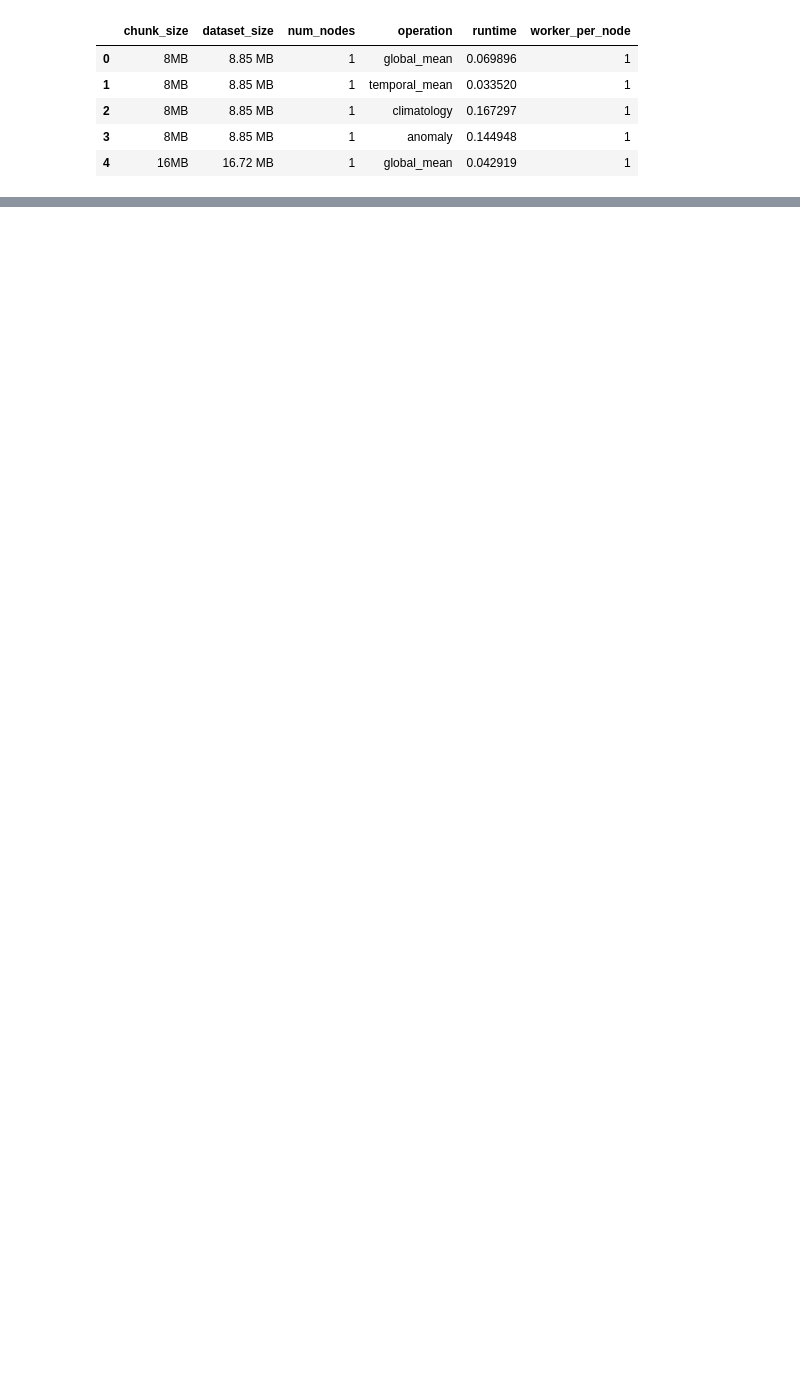
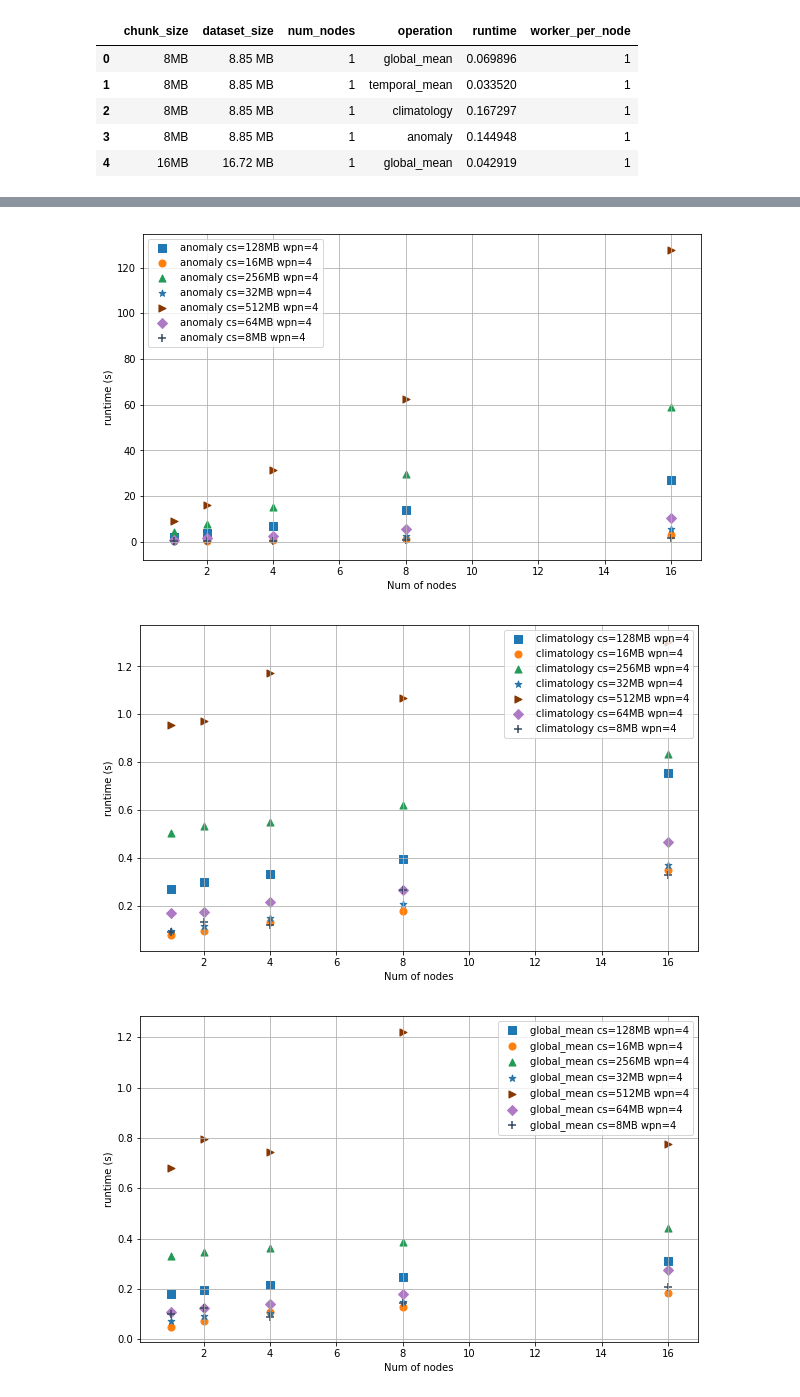
Before and after one commit to pangeo-data/benchmarking, a Jupyter notebook: plot_results.ipynb, the cells around one changed output, grey strips where cells are left out. Saved outputs shown, nothing was run; the diff lists cells and outputs as text; code cells hidden in the pictures; blank space fills up the shorter version.

```diff
--- a/plot_results.ipynb
+++ b/plot_results.ipynb
@@ -66,0 +67,6 @@ plot_all(clean_df, worker_per_node=2)
+# %%
+plot_all(clean_df, worker_per_node=4)
+# %% [output]
+[figure, added]
+[figure, added]
+[figure, added]
```
Also changed, not shown: parts of 7 cells of this notebook, 22 other files.
